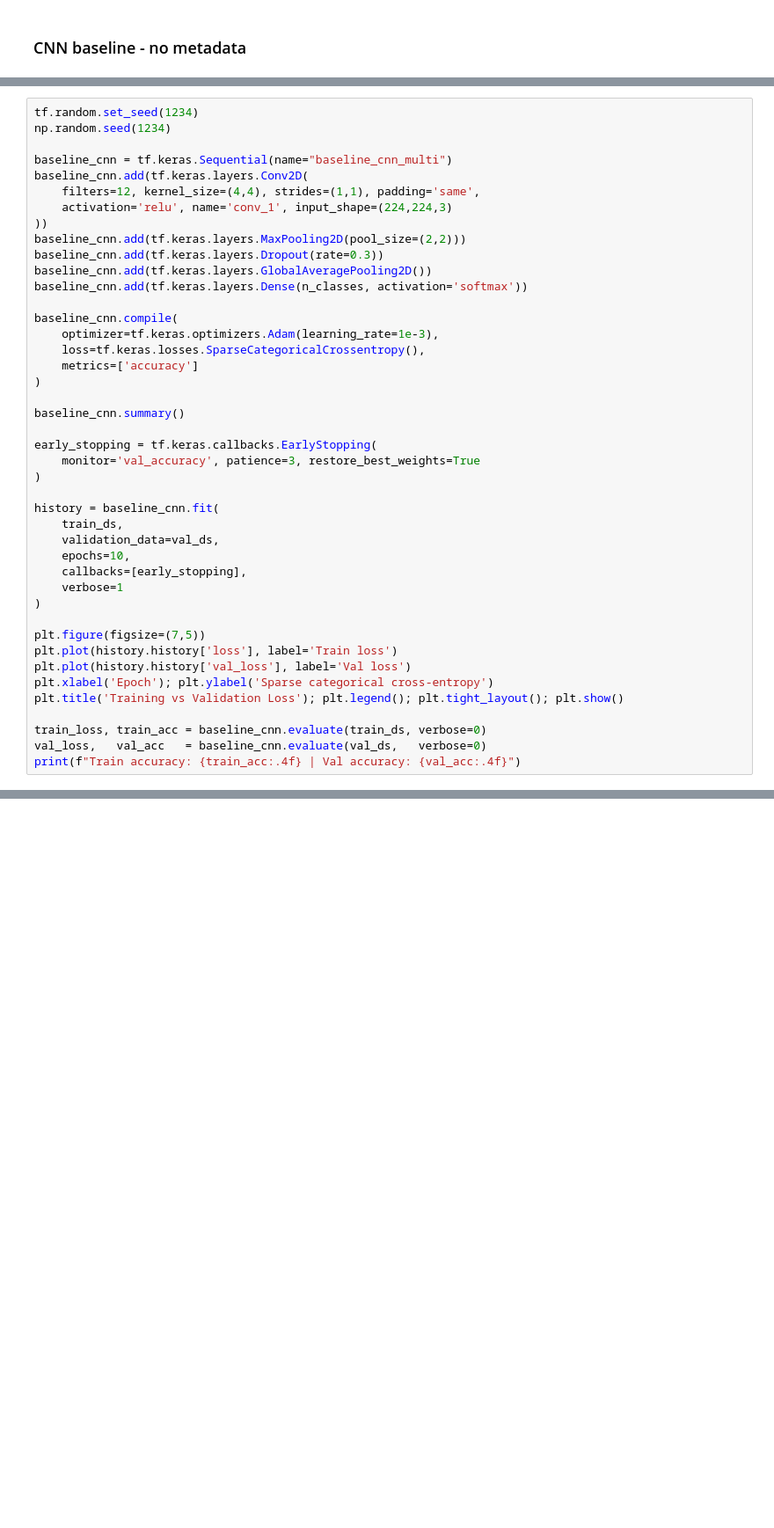
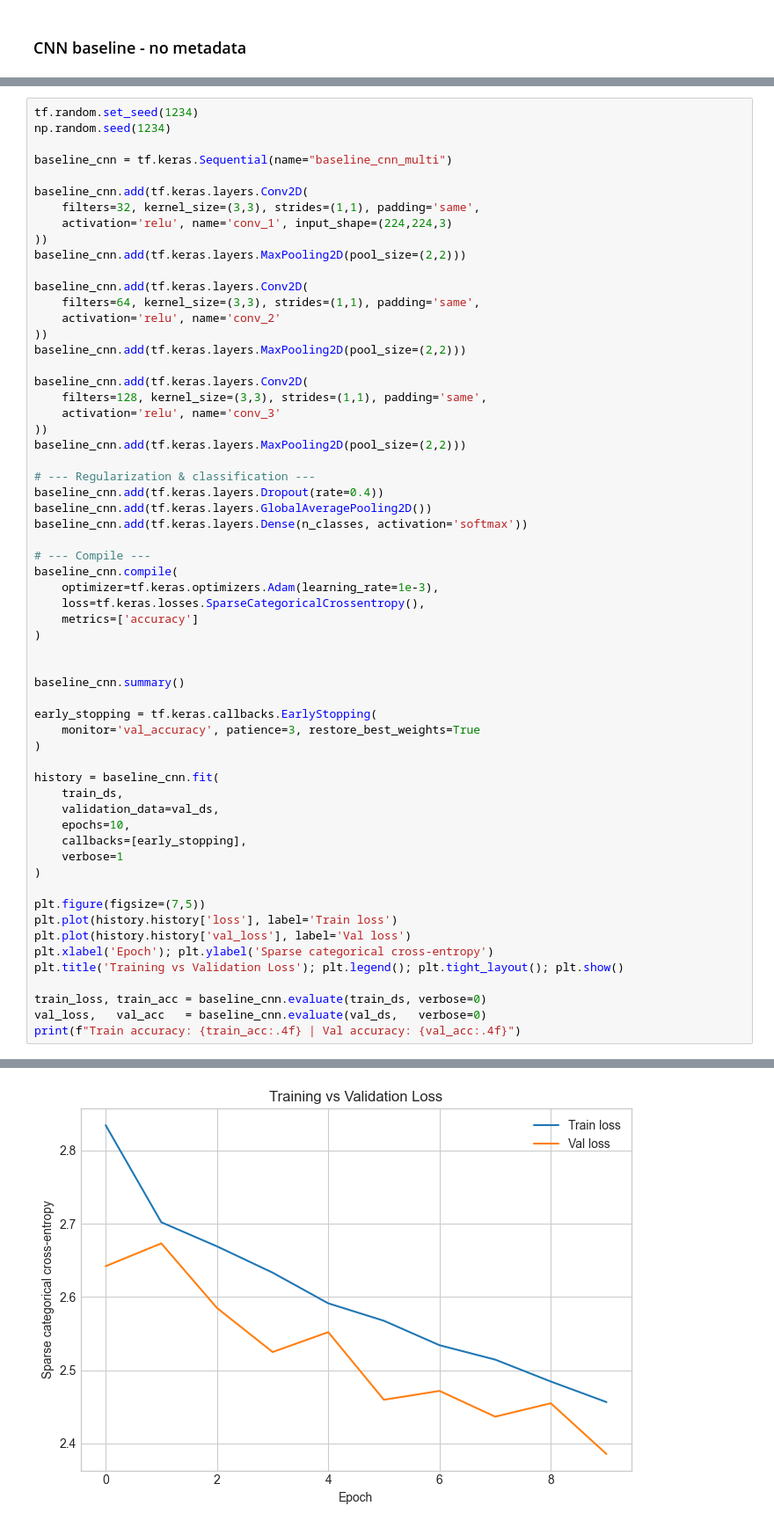
Before and after one commit to UC-Berkeley-I-School/fungitastic-classification-datasci207-Fall-2025, a Jupyter notebook: CNN.ipynb, the cells around one changed output, grey strips where cells are left out. Shown: that part at 88% size. Drawn from its saved outputs; the diff is of its cells as text; blank space fills up the shorter version.

```diff
--- a/CNN.ipynb
+++ b/CNN.ipynb
@@ -178,20 +237,37 @@ tf.random.set_seed(1234)
 np.random.seed(1234)
 
 baseline_cnn = tf.keras.Sequential(name="baseline_cnn_multi")
+
 baseline_cnn.add(tf.keras.layers.Conv2D(
-    filters=12, kernel_size=(4,4), strides=(1,1), padding='same',
+    filters=32, kernel_size=(3,3), strides=(1,1), padding='same',
     activation='relu', name='conv_1', input_shape=(224,224,3)
 ))
 baseline_cnn.add(tf.keras.layers.MaxPooling2D(pool_size=(2,2)))
-baseline_cnn.add(tf.keras.layers.Dropout(rate=0.3))
+
+baseline_cnn.add(tf.keras.layers.Conv2D(
+    filters=64, kernel_size=(3,3), strides=(1,1), padding='same',
+    activation='relu', name='conv_2'
+))
+baseline_cnn.add(tf.keras.layers.MaxPooling2D(pool_size=(2,2)))
+
+baseline_cnn.add(tf.keras.layers.Conv2D(
+    filters=128, kernel_size=(3,3), strides=(1,1), padding='same',
+    activation='relu', name='conv_3'
+))
+baseline_cnn.add(tf.keras.layers.MaxPooling2D(pool_size=(2,2)))
+
+# --- Regularization & classification ---
+baseline_cnn.add(tf.keras.layers.Dropout(rate=0.4))
 baseline_cnn.add(tf.keras.layers.GlobalAveragePooling2D())
 baseline_cnn.add(tf.keras.layers.Dense(n_classes, activation='softmax'))
 
+# --- Compile ---
 baseline_cnn.compile(
     optimizer=tf.keras.optimizers.Adam(learning_rate=1e-3),
     loss=tf.keras.losses.SparseCategoricalCrossentropy(),
     metrics=['accuracy']
 )
+
 
 baseline_cnn.summary()
 
@@ -256,0 +338 @@ Epoch 1/10
+[figure, added]
```
Also changed, not shown: parts of 8 cells of this notebook.
